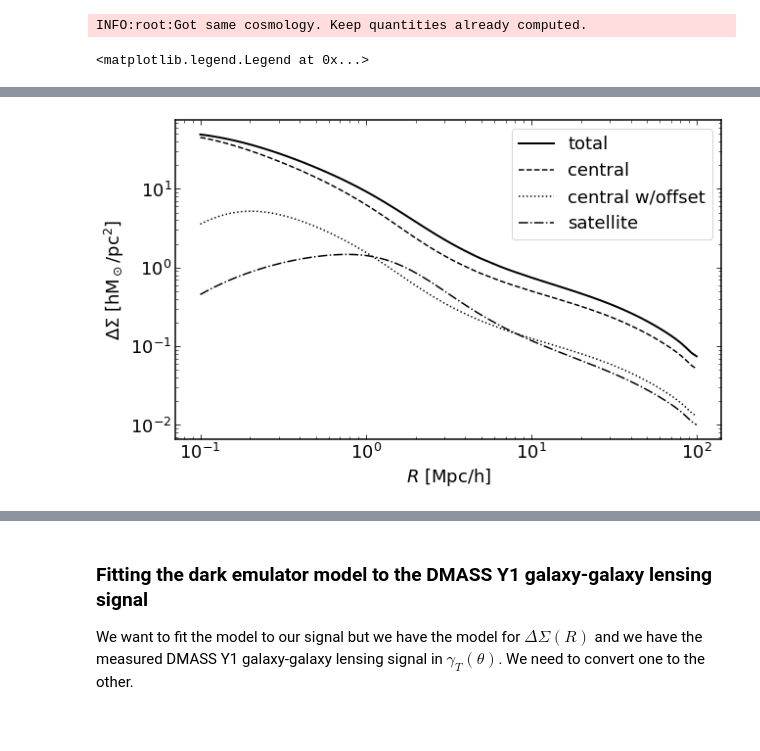
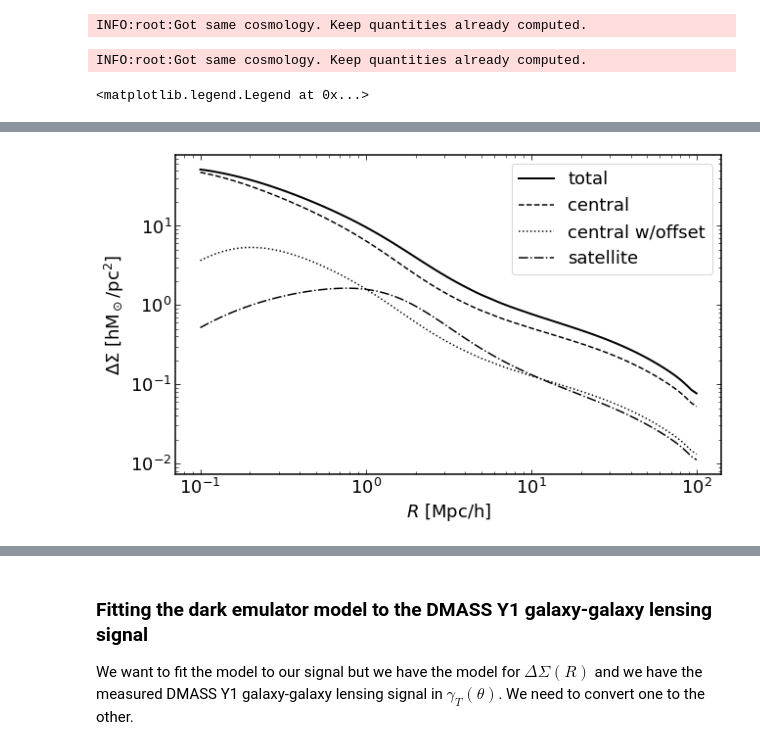
Before and after one commit to sujeong-lee/DMASS, a Jupyter notebook: notebook/misc/darkemulator_fits.ipynb, the cells around one changed output, grey strips where cells are left out. Drawn from its saved outputs; the diff is of its cells as text; code cells hidden in the pictures.

Commit message:
2point module added for plotting

```diff
--- a/notebook/misc/darkemulator_fits.ipynb
+++ b/notebook/misc/darkemulator_fits.ipynb
@@ -65,11 +80,21 @@ gparam = {"logMmin":13.13, "sigma_sq":0.22, "logM1": 14.21, "alpha": 1.13, "kapp
 hod.set_galaxy(gparam)
 # %% [output]
 INFO:root:Got same cosmology. Keep quantities already computed.
+# %%
+cparam2 = np.array([0.02225,0.1198,0.6844,3.094,0.9645,-1.])
+hod2.set_cosmology(cparam2)
+gparam2 = {"logMmin":13.94, "sigma_sq":0.22, "logM1": 14.46, "alpha": 1.192, "kappa": 0.6, # HOD parameters
+           "poff": 0.2, "Roff": 0.1, # off-centering parameters p_off is the fraction of off-centered galaxies. Roff is the typical off-centered scale with respect to R200m.
+           "sat_dist_type": "emulator", # satellite distribution. Choose emulator or NFW. In the case of NFW, the c-M relation by Diemer & Kravtsov (2015) is assumed.
+           "alpha_inc": 0.44, "logM_inc": 13.57} # incompleteness parameters. For details, see More et al. (2015)
+hod2.set_galaxy(gparam2)
+# %% [output]
+INFO:root:Got same cosmology. Keep quantities already computed.
+# %%
+redshift = 0.484  # This is roughly the midpoint of the CMASS redshift range (0.43-0.7)
+r = np.logspace(-1,2,100)  # Somewhat arbitrary choice of physical separation "r"
 # %%
-# Currently getting a lot of matplotlib debug messages I need to figure out
-redshift = 0.55  # This is roughly the midpoint of the CMASS redshift range (0.43-0.7)
-r = np.logspace(-1,2,100)  # Somewhat arbitrary choice of physical separation "r"
-
+# Standard delta Sigma
 plt.figure(figsize=(10,6))
 
 # Plot each of the different halo model components
@@ -103 +111 @@ DEBUG:matplotlib.font_manager:findfont: Matching :family=DejaVu Sans Display:sty
-[figure, old version]
+[figure, new version]
```
Also changed, not shown: parts of 13 cells of this notebook.
